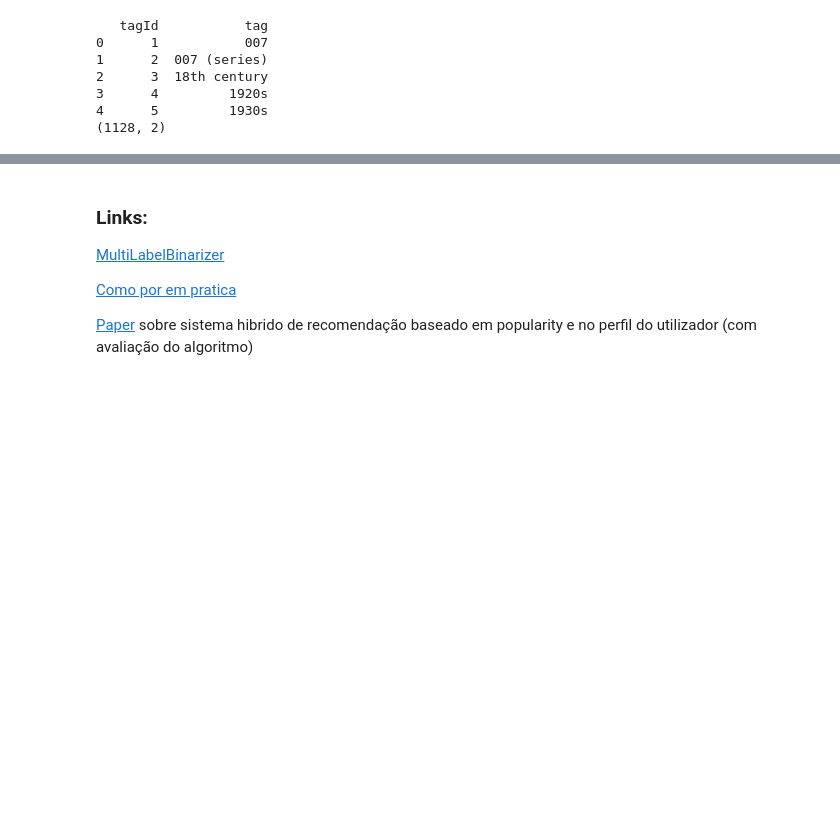
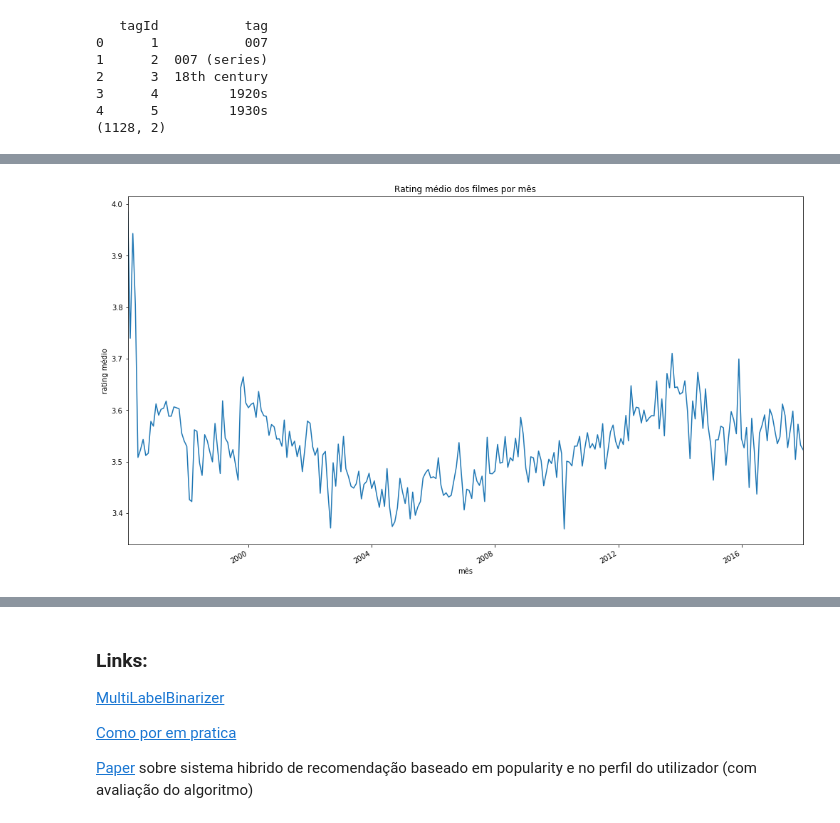
Before and after one commit to Vasco27/projeto_ids_1920, a Jupyter notebook: data_exploring.ipynb, the cells around one changed output, grey strips where cells are left out. Cells and saved outputs as stored; diff of their text form; code cells hidden in the pictures; blank space fills up the shorter version.

```diff
--- a/data_exploring.ipynb
+++ b/data_exploring.ipynb
@@ -136,0 +174,6 @@ import matplotlib.pyplot as plt
+# %%
+monthly_ratings = ratings_plot.drop(ratings_plot[(ratings_plot.year == 1995) | (ratings_plot.year == 2018)].index)
+monthly_ratings = monthly_ratings.drop(columns = ["year", "month"])
+monthly_ratings = monthly_ratings["rating"].resample(rule = "M").mean()
+monthly_ratings = monthly_ratings.dropna()
+monthly_ratings
@@ -136,0 +198,9 @@ import matplotlib.pyplot as plt
+# %%
+#Line plot oscilação mensal
+matplotlib.rcParams["figure.figsize"] = [17, 10]
+monthly_ratings.plot(x = monthly_ratings.index, y = "rating", legend = False)
+plt.ylabel("rating médio")
+plt.xlabel("mês")
+plt.title("Rating médio dos filmes por mês");
+# %% [output]
+[figure, added]
```
Also changed, not shown: parts of 24 cells of this notebook.
